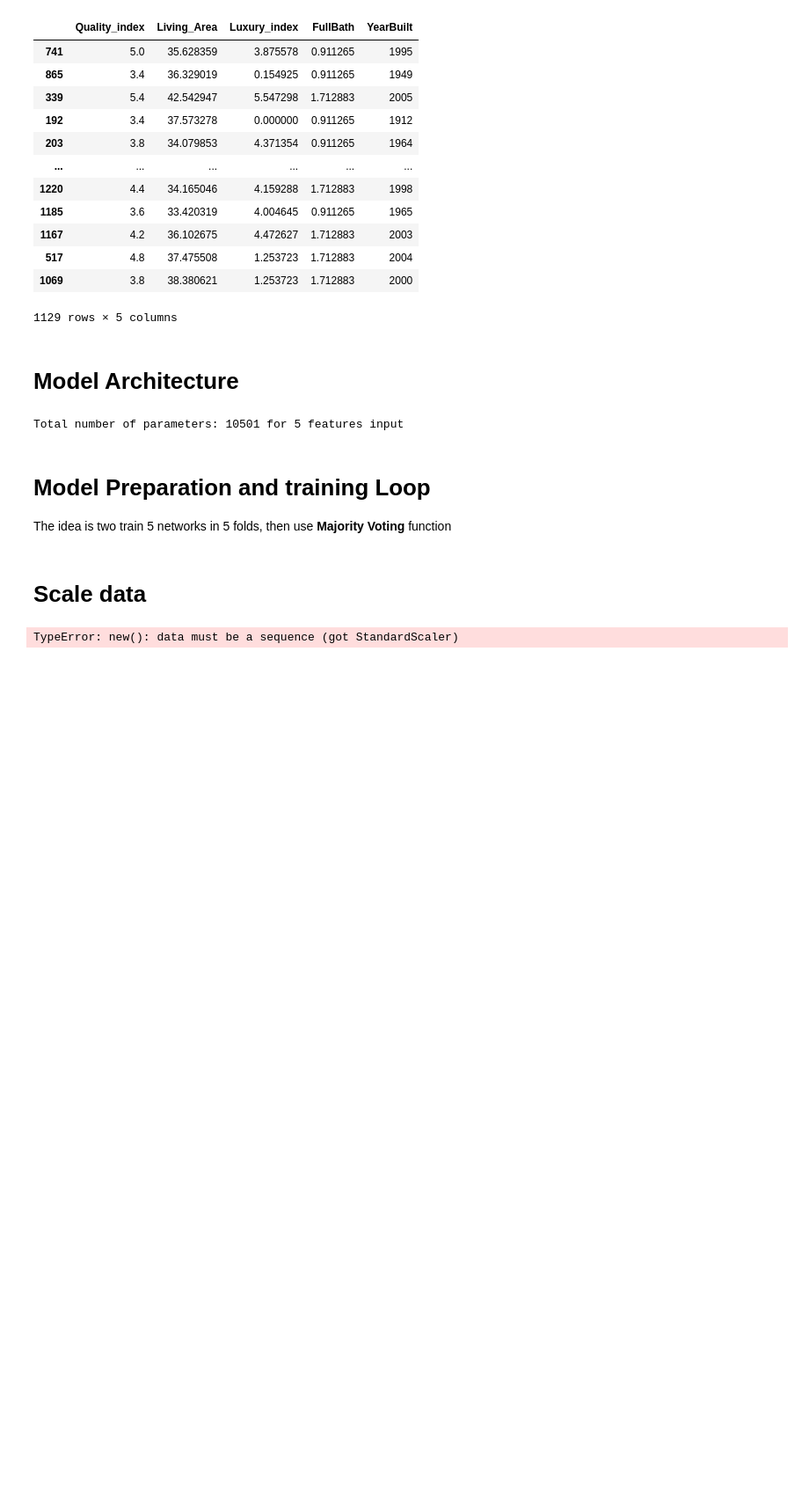
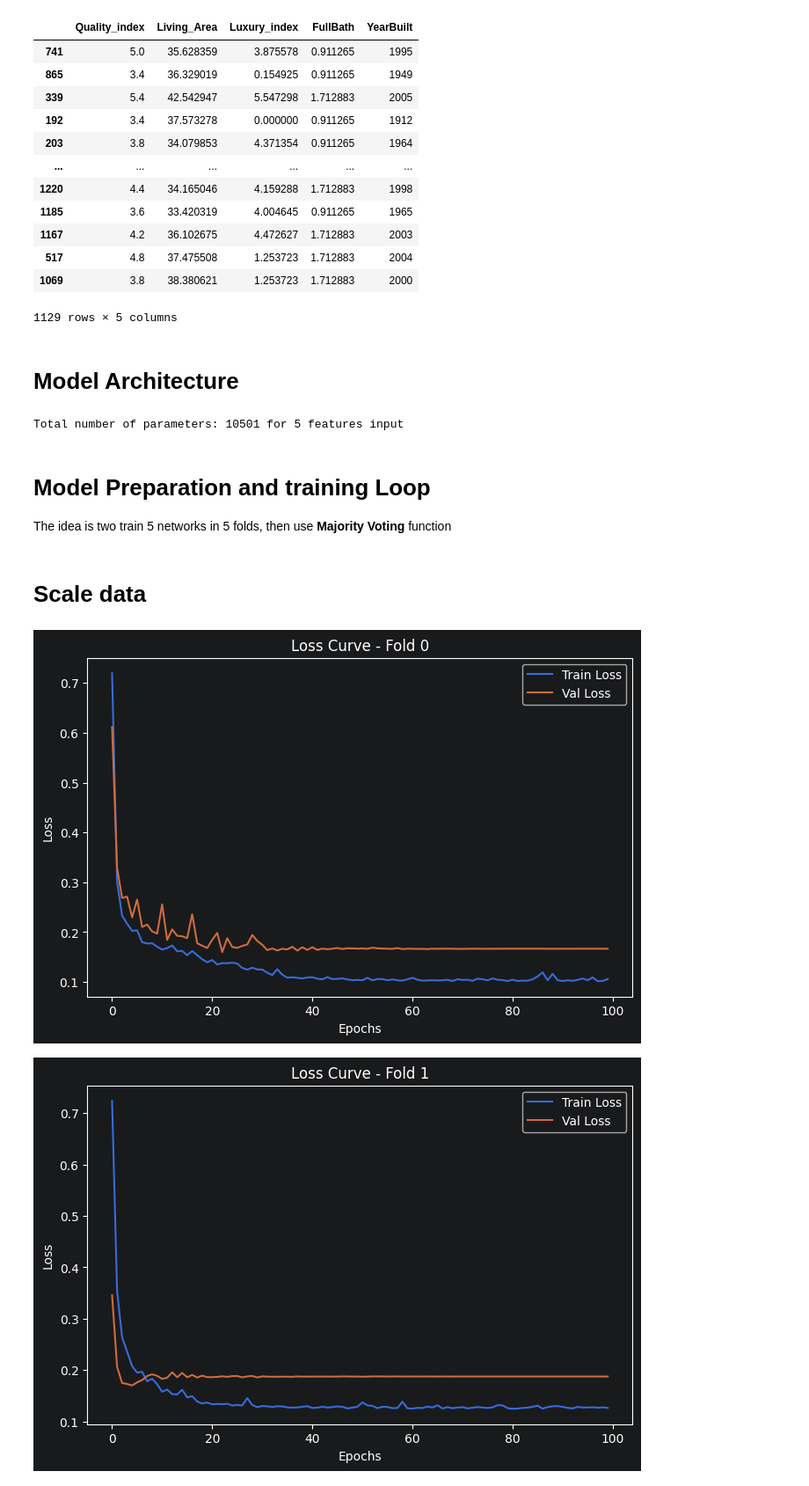
Before and after one commit to xXKeNdAmAmAsTeRXx/House_Prices_project, a Jupyter notebook: 6_Neural_Network_Approach.ipynb, the cells around one changed output. Shown at 88% size. Drawn from its saved outputs; the diff is of its cells as text; code cells hidden in the pictures; blank space fills up the shorter version.

```diff
--- a/6_Neural_Network_Approach.ipynb
+++ b/6_Neural_Network_Approach.ipynb
@@ -131,7 +131,7 @@ for fold, (train_index, val_index) in enumerate(folds.split(X_trainval)):
 
             optimizer.zero_grad()
             output = model(x).ravel()
-            loss = criterion(output, y)
+            loss = criterion(output.view(-1, 1), y.view(-1, 1))
             loss.backward()
             optimizer.step()
             train_running_loss += loss.item()
@@ -145,7 +145,7 @@ for fold, (train_index, val_index) in enumerate(folds.split(X_trainval)):
             for x,y in val_loader:
                 x, y = x.to(DEVICE), y.to(DEVICE)
                 output = model(x).ravel()
-                loss = criterion(output, y)
+                loss = criterion(output.view(-1, 1), y.view(-1, 1))
                 val_running_loss += loss.item()
 
         avg_val_loss = val_running_loss / len(val_loader)
@@ -156,31 +156,32 @@ for fold, (train_index, val_index) in enumerate(folds.split(X_trainval)):
         history['train_loss'].append(avg_train_loss)
         history['val_loss'].append(avg_val_loss)
         history['lr'].append(current_lr)
 
         # Saving Best Model
         if avg_val_loss < best_val_loss:
             best_val_loss = avg_val_loss
             checkpoint = {
                 'epoch': epoch,
                 'model_state': model.state_dict(),
                 'optimizer_state': optimizer.state_dict(),
                 'scheduler_state': scheduler.state_dict(),
                 'best_val_loss': best_val_loss,
                 'history': history
             }
             PATH = os.path.join('Models', f'model_{fold}.pth')
             torch.save(checkpoint, PATH)
             #print(f"Epoch {epoch}: Model Saved with new best loss {avg_val_loss:.4f}")
 
 
     # Vizualization
     plt.figure(figsize=(8, 5))
     plt.plot(history['train_loss'], label='Train Loss')
     plt.plot(history['val_loss'], label='Val Loss')
     plt.title(f'Loss Curve - Fold {fold}')
     plt.xlabel('Epochs')
     plt.ylabel('Loss')
     plt.legend()
     plt.show()
 # %% [output]
-TypeError: new(): data must be a sequence (got StandardScaler)
+[figure, added]
+[figure, added]
```
Also changed, not shown: parts of 4 cells of this notebook.
